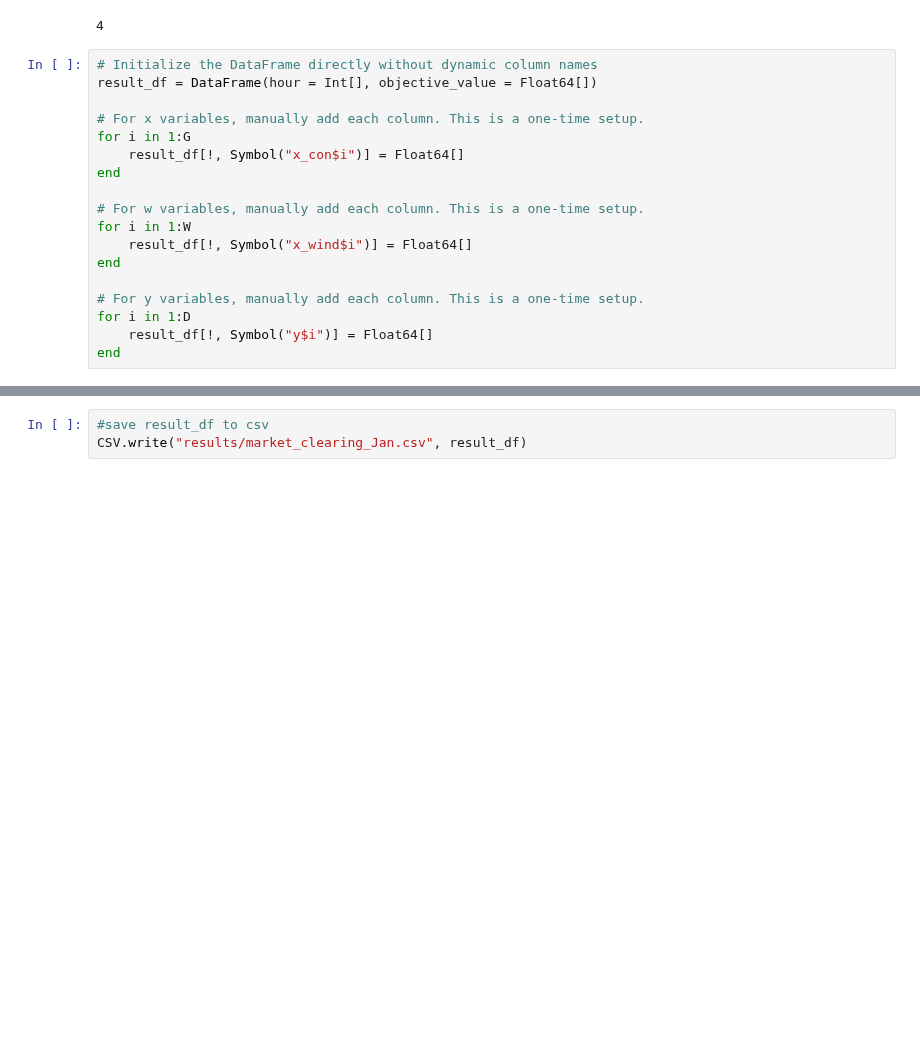
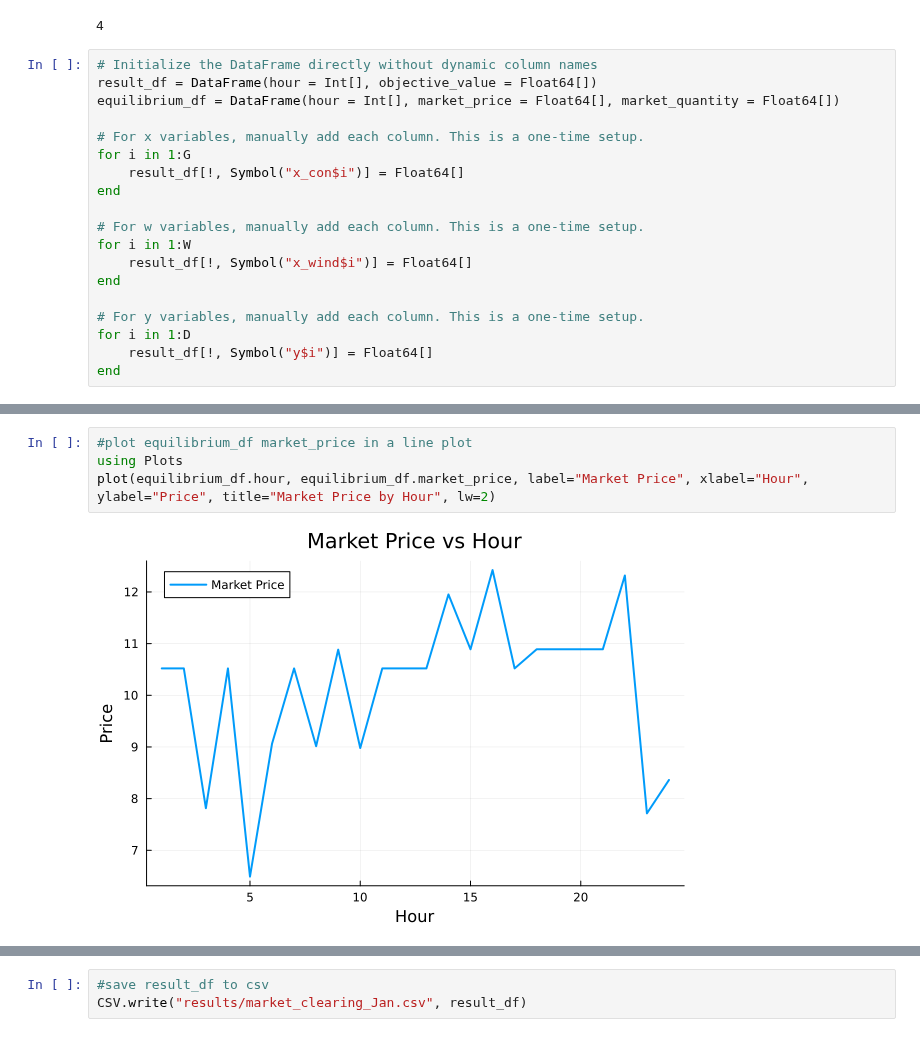
Before and after one commit to Max-f123/Renewables_in_Electricity_Markets, a Jupyter notebook: Task1/model1_jan.ipynb, the cells around one changed output, grey strips where cells are left out. Cells and saved outputs as stored; diff of their text form; blank space fills up the shorter version.

```diff
--- a/Task1/model1_jan.ipynb
+++ b/Task1/model1_jan.ipynb
@@ -56,6 +56,7 @@ demand_bids = CSV.File("../data/demand_bids_hour/" * name) |> DataFrame
 # %%
 # Initialize the DataFrame directly without dynamic column names
 result_df = DataFrame(hour = Int[], objective_value = Float64[])
+equilibrium_df = DataFrame(hour = Int[], market_price = Float64[], market_quantity = Float64[])
 
 # For x variables, manually add each column. This is a one-time setup.
 for i in 1:G
@@ -189,0 +193,6 @@ result_df
+# %%
+#plot equilibrium_df market_price in a line plot
+using Plots
+plot(equilibrium_df.hour, equilibrium_df.market_price, label="Market Price", xlabel="Hour", ylabel="Price", title="Market Price by Hour", lw=2)
+# %% [output]
+[figure, added]
```
Also changed, not shown: parts of 3 cells of this notebook, 1 other file.
